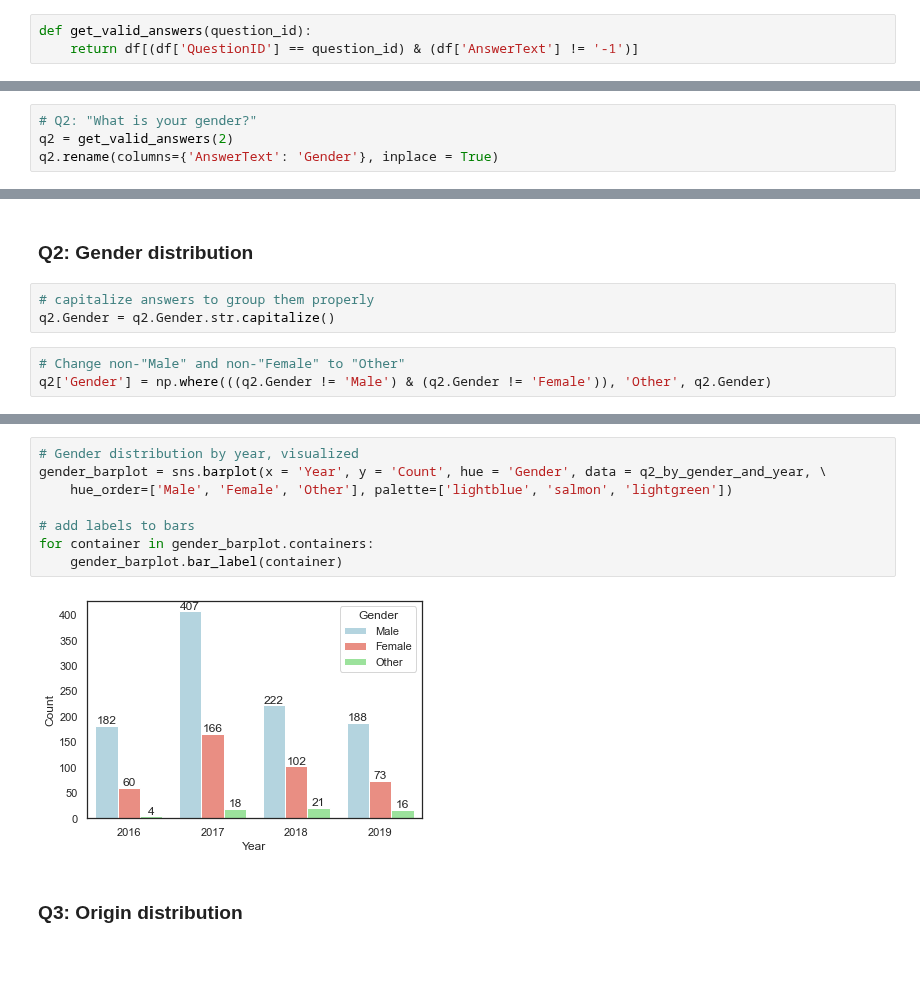
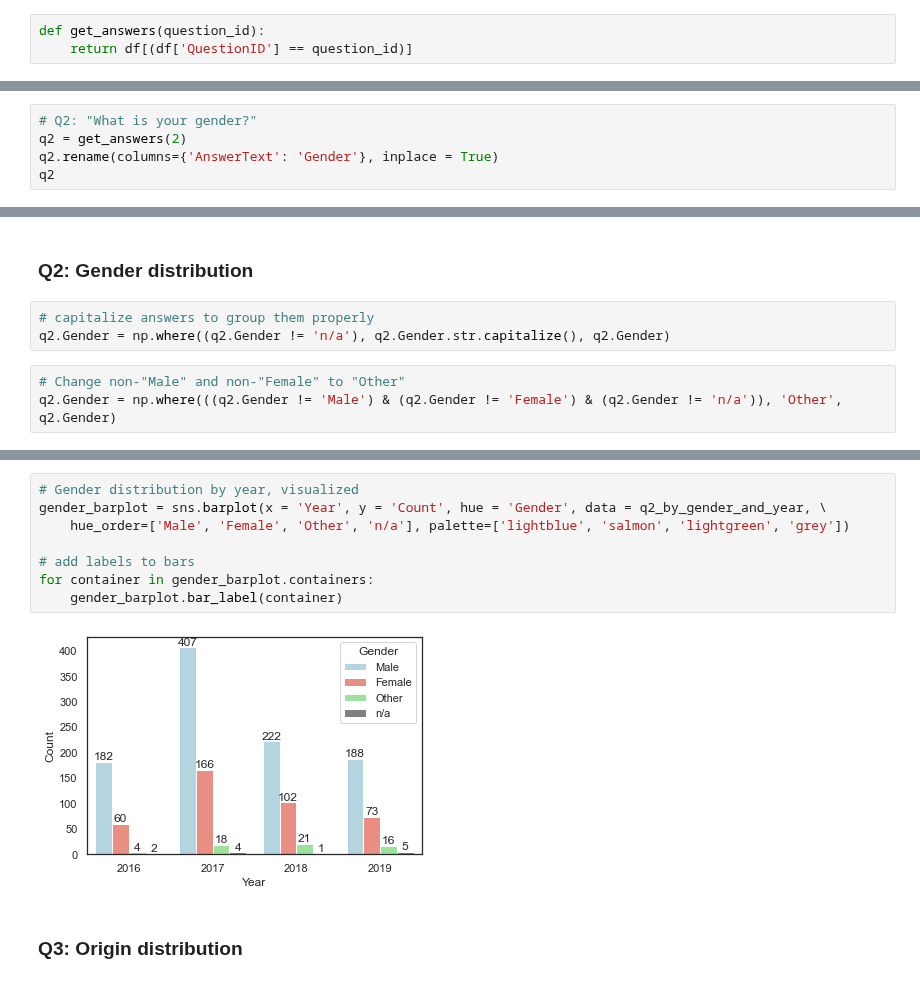
Before and after one commit to Selorikas/mental-health, a Jupyter notebook: mental-health.ipynb, the cells around one changed output, grey strips where cells are left out. Drawn from its saved outputs; the diff is of its cells as text.

```diff
--- a/mental-health.ipynb
+++ b/mental-health.ipynb
@@ -33,8 +34,8 @@ df.rename(columns={'SurveyID': 'Year'}, inplace = True)
 # %% [markdown]
 ### Functions
 # %%
-def get_valid_answers(question_id):
-    return df[(df['QuestionID'] == question_id) & (df['AnswerText'] != '-1')]
+def get_answers(question_id):
+    return df[(df['QuestionID'] == question_id)]
 # %%
 def append_count_in_percent(grouped_df):
     return (grouped_df['Count'] / grouped_df['Count'].sum())*100
@@ -69,5 +70,6 @@ q1 = get_valid_answers(1)
 q1.rename(columns={'AnswerText': 'Age'}, inplace = True)
 # %%
 # Q2: "What is your gender?"
-q2 = get_valid_answers(2)
+q2 = get_answers(2)
 q2.rename(columns={'AnswerText': 'Gender'}, inplace = True)
+q2
@@ -137,10 +157,10 @@ age_boxplot_2.yaxis.grid(True)
 ### Q2: Gender distribution
 # %%
 # capitalize answers to group them properly
-q2.Gender = q2.Gender.str.capitalize()
+q2.Gender = np.where((q2.Gender != 'n/a'), q2.Gender.str.capitalize(), q2.Gender)
 # %%
 # Change non-"Male" and non-"Female" to "Other"
-q2['Gender'] = np.where(((q2.Gender != 'Male') & (q2.Gender != 'Female')), 'Other', q2.Gender)
+q2.Gender = np.where(((q2.Gender != 'Male') & (q2.Gender != 'Female') & (q2.Gender != 'n/a')), 'Other', q2.Gender)
 # %%
 # Group and count answers by year
 q2_by_year = q2.groupby('Year').size().reset_index(name='Count')
@@ -184,13 +209,13 @@ q2_by_gender_and_year
 # %%
 # Gender distribution by year, visualized
 gender_barplot = sns.barplot(x = 'Year', y = 'Count', hue = 'Gender', data = q2_by_gender_and_year, \
-    hue_order=['Male', 'Female', 'Other'], palette=['lightblue', 'salmon', 'lightgreen'])
+    hue_order=['Male', 'Female', 'Other', 'n/a'], palette=['lightblue', 'salmon', 'lightgreen', 'grey'])
 
 # add labels to bars
 for container in gender_barplot.containers:
     gender_barplot.bar_label(container)
 # %% [output]
-[figure, old version]
+[figure, new version]
 # %% [markdown]
 ### Q3: Origin distribution
 # %%
```
Also changed, not shown: parts of 13 cells of this notebook.
